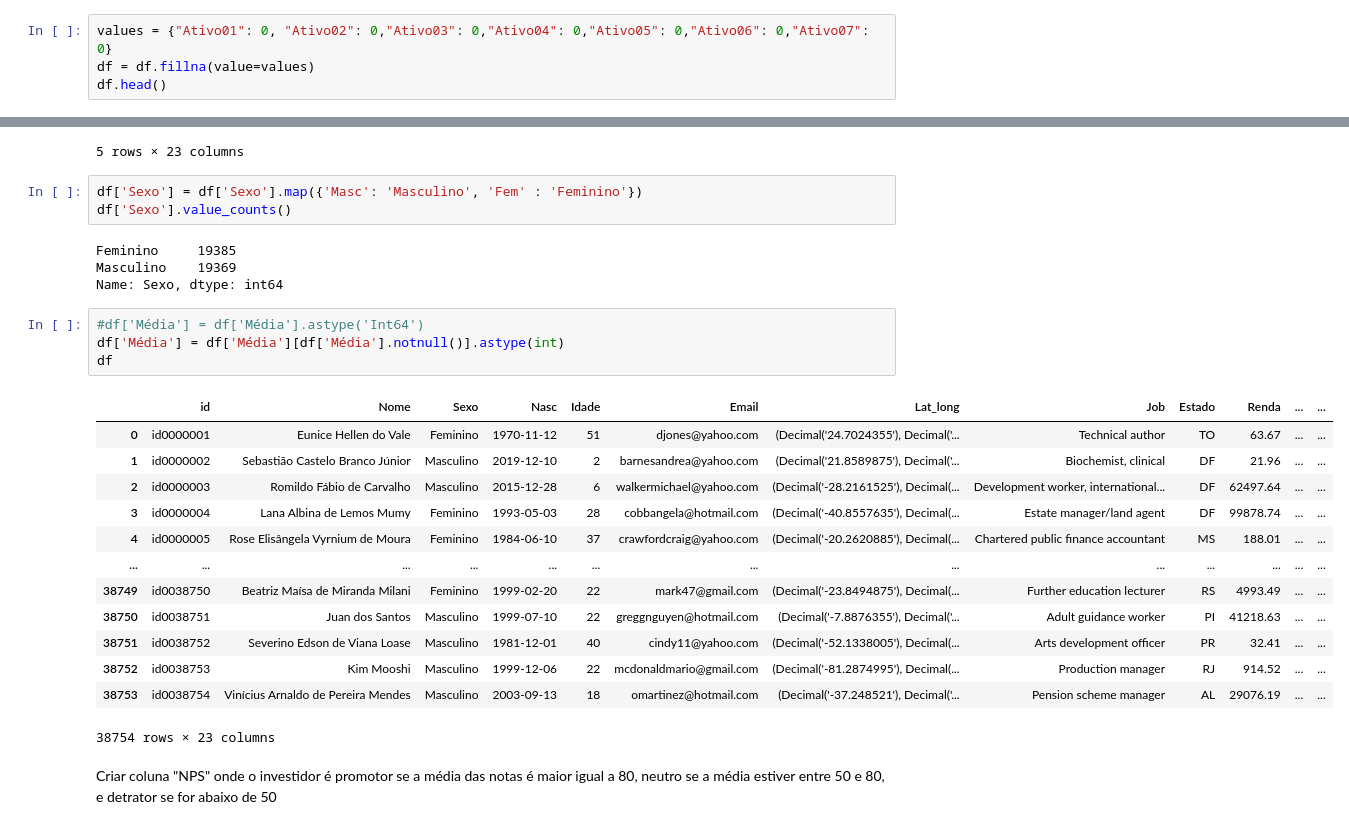
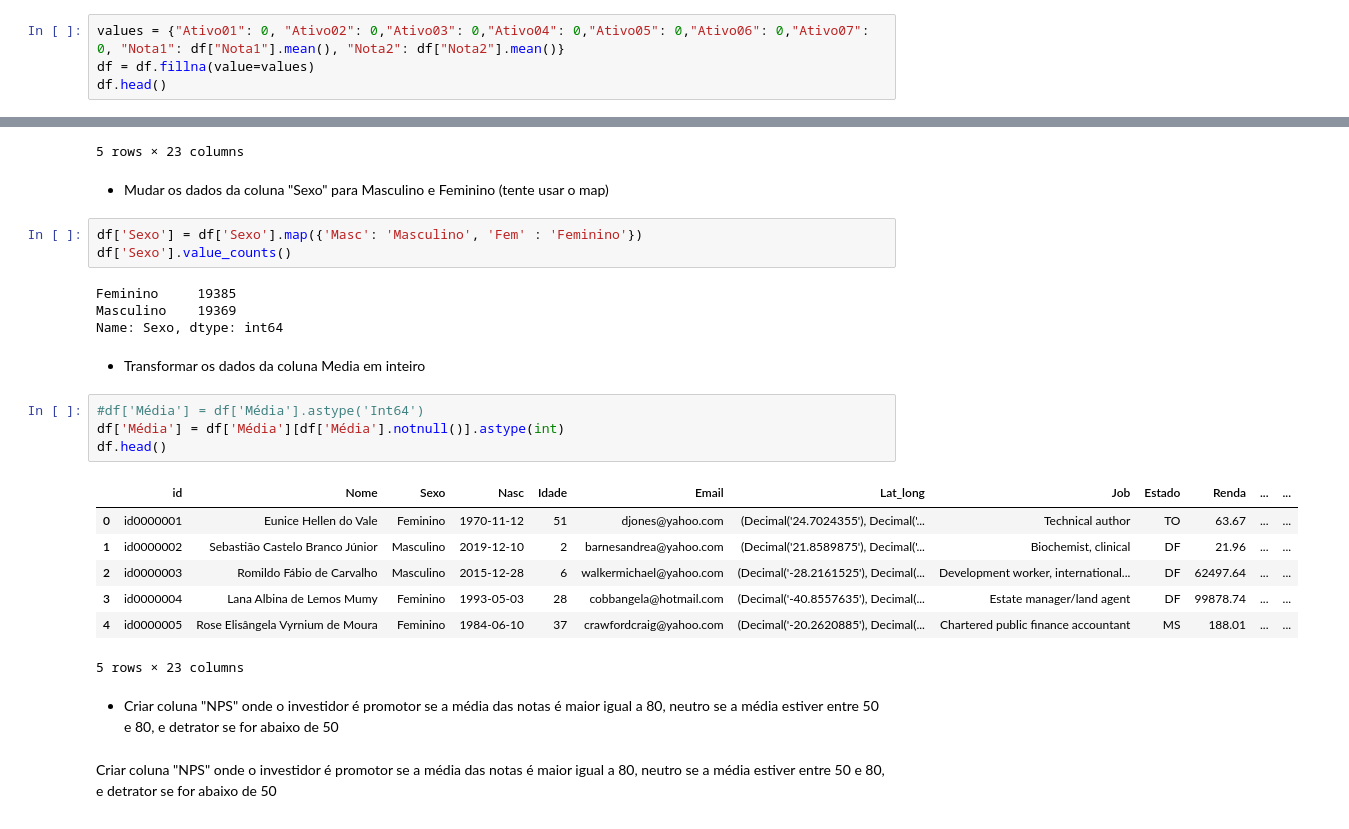
Before and after one commit to Rafael-Ribeiro-de-Lima/970-lm-tech-data-talents, a Jupyter notebook: modulo-3/projeto-final/relatorio.ipynb, the cells around one changed output, grey strips where cells are left out. Drawn from its saved outputs; the diff is of its cells as text.

```diff
--- a/modulo-3/projeto-final/relatorio.ipynb
+++ b/modulo-3/projeto-final/relatorio.ipynb
@@ -191,5 +198,5 @@ df_faltantes
 # %%
-values = {"Ativo01": 0, "Ativo02": 0,"Ativo03": 0,"Ativo04": 0,"Ativo05": 0,"Ativo06": 0,"Ativo07": 0}
+values = {"Ativo01": 0, "Ativo02": 0,"Ativo03": 0,"Ativo04": 0,"Ativo05": 0,"Ativo06": 0,"Ativo07": 0, "Nota1": df["Nota1"].mean(), "Nota2": df["Nota2"].mean()}
 df = df.fillna(value=values)
 df.head()
 # %% [output]
@@ -295,6 +315,8 @@ df.head()
 | 3 | id0000004 | Lana Albina de Lemos Mumy | Fem | 1993-05-03 | 28 | cobbangela@hotmail.com | (Decimal('-40.8557635'), Decimal(... | Estate manager/land agent | DF | 99878.74 | ... | ... |
 | 4 | id0000005 | Rose Elisângela Vyrnium de Moura | Fem | 1984-06-10 | 37 | crawfordcraig@yahoo.com | (Decimal('-20.2620885'), Decimal(... | Chartered public finance accountant | MS | 188.01 | ... | ... |
 5 rows × 23 columns
+# %% [markdown]
+- Mudar os dados da coluna "Sexo" para Masculino e Feminino (tente usar o map)
 # %%
 df['Sexo'] = df['Sexo'].map({'Masc': 'Masculino', 'Fem' : 'Feminino'})
 df['Sexo'].value_counts()
@@ -302,24 +324,22 @@ df['Sexo'].value_counts()
 Feminino     19385
 Masculino    19369
 Name: Sexo, dtype: int64
+# %% [markdown]
+- Transformar os dados da coluna Media em inteiro
 # %%
 #df['Média'] = df['Média'].astype('Int64')
 df['Média'] = df['Média'][df['Média'].notnull()].astype(int)
-df
+df.head()
 # %% [output]
 |  | id | Nome | Sexo | Nasc | Idade | Email | Lat_long | Job | Estado | Renda | ... | ... |
 | 0 | id0000001 | Eunice Hellen do Vale | Feminino | 1970-11-12 | 51 | djones@yahoo.com | (Decimal('24.7024355'), Decimal('... | Technical author | TO | 63.67 | ... | ... |
 | 1 | id0000002 | Sebastião Castelo Branco Júnior | Masculino | 2019-12-10 | 2 | barnesandrea@yahoo.com | (Decimal('21.8589875'), Decimal('... | Biochemist, clinical | DF | 21.96 | ... | ... |
 | 2 | id0000003 | Romildo Fábio de Carvalho | Masculino | 2015-12-28 | 6 | walkermichael@yahoo.com | (Decimal('-28.2161525'), Decimal(... | Development worker, international... | DF | 62497.64 | ... | ... |
 | 3 | id0000004 | Lana Albina de Lemos Mumy | Feminino | 1993-05-03 | 28 | cobbangela@hotmail.com | (Decimal('-40.8557635'), Decimal(... | Estate manager/land agent | DF | 99878.74 | ... | ... |
 | 4 | id0000005 | Rose Elisângela Vyrnium de Moura | Feminino | 1984-06-10 | 37 | crawfordcraig@yahoo.com | (Decimal('-20.2620885'), Decimal(... | Chartered public finance accountant | MS | 188.01 | ... | ... |
-| ... | ... | ... | ... | ... | ... | ... | ... | ... | ... | ... | ... | ... |
-| 38749 | id0038750 | Beatriz Maísa de Miranda Milani | Feminino | 1999-02-20 | 22 | mark47@gmail.com | (Decimal('-23.8494875'), Decimal(... | Further education lecturer | RS | 4993.49 | ... | ... |
-| 38750 | id0038751 | Juan dos Santos | Masculino | 1999-07-10 | 22 | greggnguyen@hotmail.com | (Decimal('-7.8876355'), Decimal('... | Adult guidance worker | PI | 41218.63 | ... | ... |
-| 38751 | id0038752 | Severino Edson de Viana Loase | Masculino | 1981-12-01 | 40 | cindy11@yahoo.com | (Decimal('-52.1338005'), Decimal(... | Arts development officer | PR | 32.41 | ... | ... |
-| 38752 | id0038753 | Kim Mooshi | Masculino | 1999-12-06 | 22 | mcdonaldmario@gmail.com | (Decimal('-81.2874995'), Decimal(... | Production manager | RJ | 914.52 | ... | ... |
-| 38753 | id0038754 | Vinícius Arnaldo de Pereira Mendes | Masculino | 2003-09-13 | 18 | omartinez@hotmail.com | (Decimal('-37.248521'), Decimal('... | Pension scheme manager | AL | 29076.19 | ... | ... |
-38754 rows × 23 columns
+5 rows × 23 columns
+# %% [markdown]
+- Criar coluna "NPS" onde o investidor é promotor se a média das notas é maior igual a 80, neutro se a média estiver entre 50 e 80, e detrator se for abaixo de 50
 # %% [markdown]
 Criar coluna "NPS" onde o investidor é promotor se a média das notas é maior igual a 80, neutro se a média estiver entre 50 e 80, e detrator se for abaixo de 50
 # %%
```
Also changed, not shown: parts of 10 cells of this notebook.
